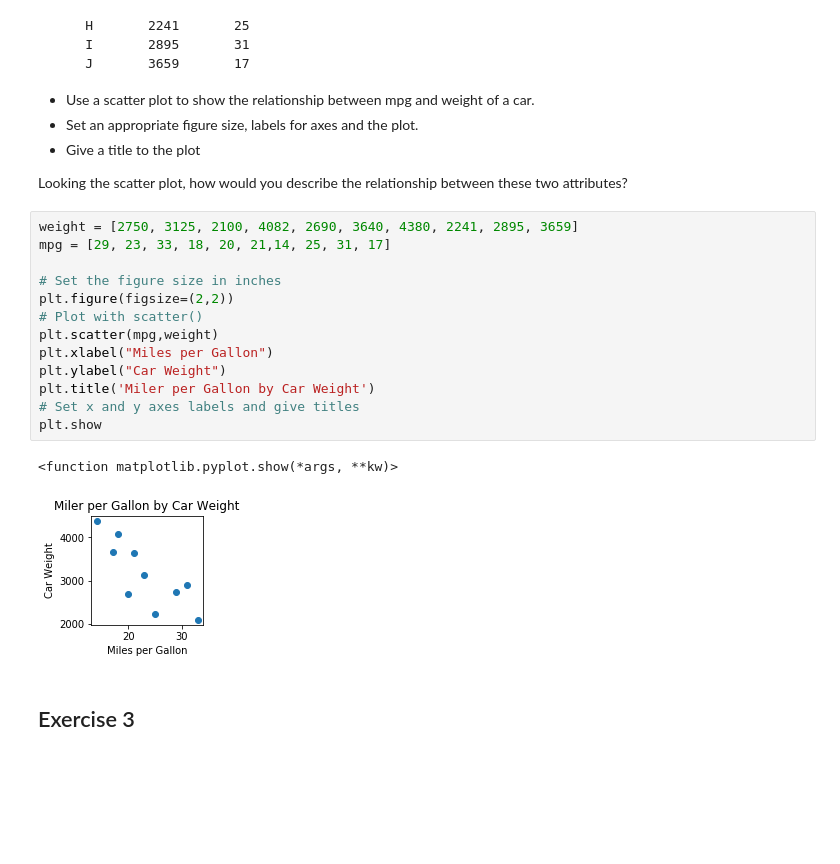
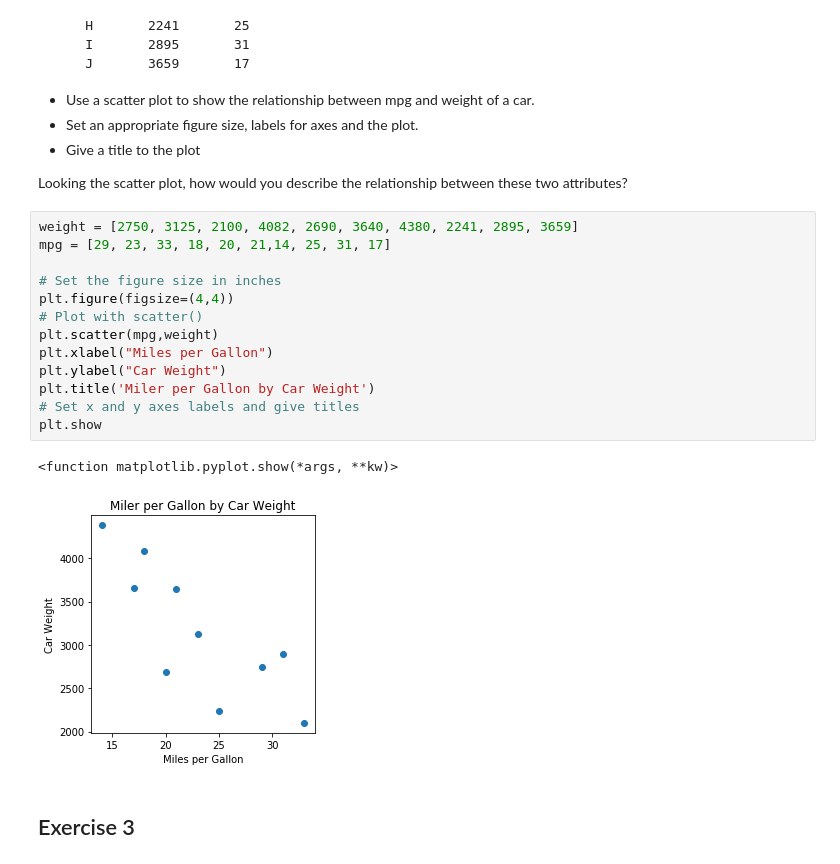
Before and after one commit to oh-hyun-joo/dsc-0-01-22-visualizing-data-lab-online-ds-pt-100118, a Jupyter notebook: index.ipynb, the cells around one changed output. Cells and saved outputs as stored; diff of their text form; blank space fills up the shorter version.

```diff
--- a/index.ipynb
+++ b/index.ipynb
@@ -67,19 +67,19 @@ Looking the scatter plot, how would you describe the relationship between these
 # %%
 weight = [2750, 3125, 2100, 4082, 2690, 3640, 4380, 2241, 2895, 3659]
 mpg = [29, 23, 33, 18, 20, 21,14, 25, 31, 17]
 
 # Set the figure size in inches
-plt.figure(figsize=(2,2))
+plt.figure(figsize=(4,4))
 # Plot with scatter()
 plt.scatter(mpg,weight)
 plt.xlabel("Miles per Gallon")
 plt.ylabel("Car Weight")
 plt.title('Miler per Gallon by Car Weight')
 # Set x and y axes labels and give titles
 plt.show
 # %% [output]
 <function matplotlib.pyplot.show(*args, **kw)>
-[figure, old version]
+[figure, new version]
 # %% [markdown]
 ## Exercise 3
 # %% [markdown]
```
